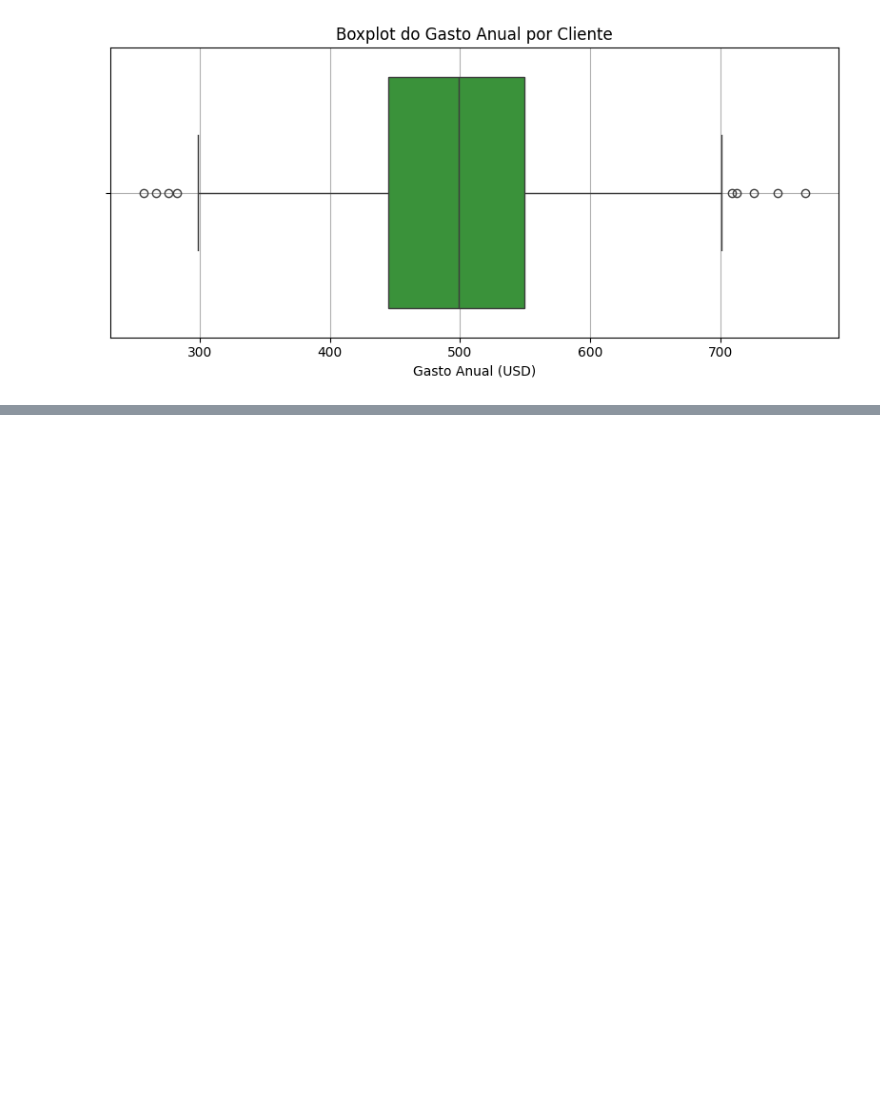
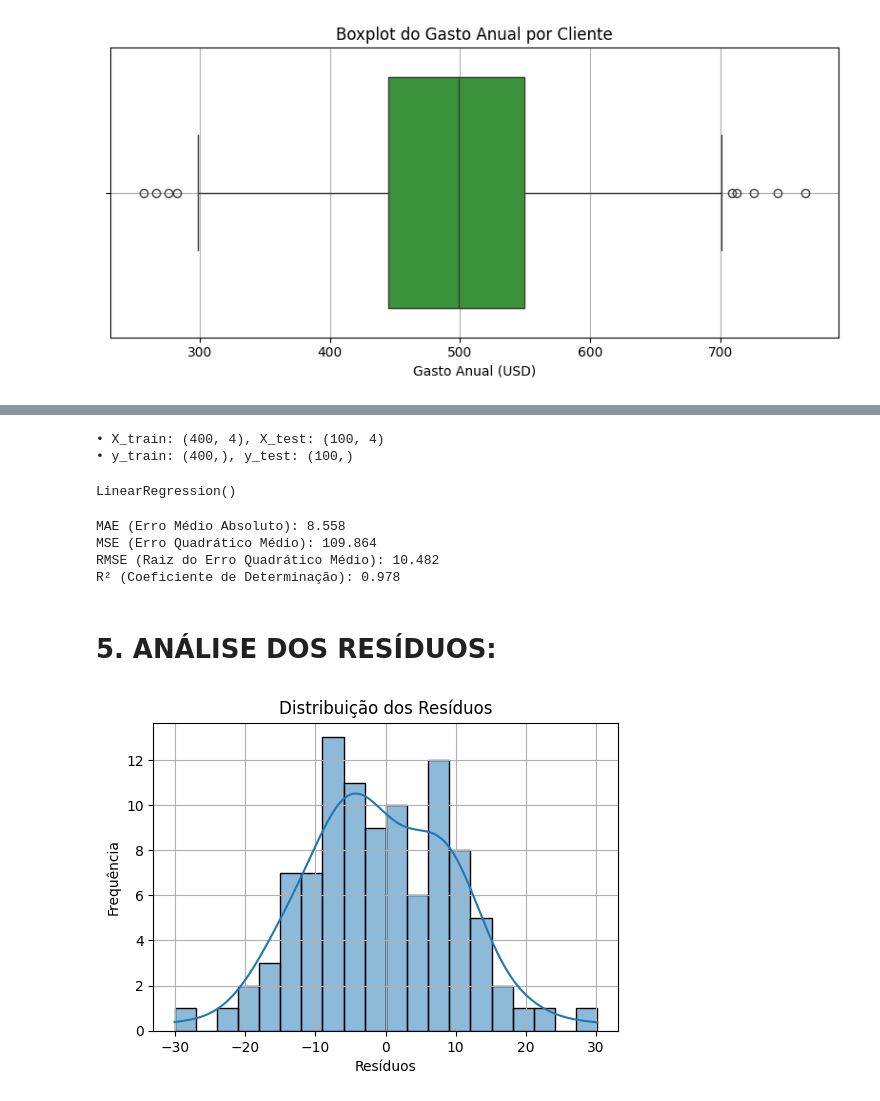
Before and after one commit to KitamuraY3/portfolio-data-science-yukio, a Jupyter notebook: Machine_Learning/Linear_Regression/Ecommerce_Customers/ecommerce_analysis.ipynb, the cells around one changed output, grey strips where cells are left out. Cells and saved outputs as stored; diff of their text form; code cells hidden in the pictures; blank space fills up the shorter version.

```diff
--- a/Machine_Learning/Linear_Regression/Ecommerce_Customers/ecommerce_analysis.ipynb
+++ b/Machine_Learning/Linear_Regression/Ecommerce_Customers/ecommerce_analysis.ipynb
@@ -104,0 +182,52 @@ plt.show()
+# %%
+# SPLIT DE TESTE E TREINO:
+
+# FEATURES (APENAS NUMÉRICAS):
+X = df.select_dtypes(include=[np.number]).drop(columns=['Yearly Amount Spent'])
+# TARGET:
+y = df['Yearly Amount Spent']
+
+X_train, X_test, y_train, y_test = train_test_split(
+    X, y, test_size=0.2, random_state=42)
+# %%
+print(f"• X_train: {X_train.shape}, X_test: {X_test.shape}")
+print(f"• y_train: {y_train.shape}, y_test: {y_test.shape}")
+# %% [output]
+• X_train: (400, 4), X_test: (100, 4)
+• y_train: (400,), y_test: (100,)
+# %%
+#TREINAMENTO DO MODELO:
+model = LinearRegression()
+model.fit(X_train, y_train)
+# %% [output]
+LinearRegression()
+# %%
+# PREDIÇÃO:
+y_pred = model.predict(X_test)
+# %%
+# MÉTRICAS DO MODELO:
+print(f"MAE (Erro Médio Absoluto): {mean_absolute_error(y_test, y_pred):.3f}")
+print(f"MSE (Erro Quadrático Médio): {mean_squared_error(y_test, y_pred):.3f}")
+print(f"RMSE (Raiz do Erro Quadrático Médio): {np.sqrt(mean_squared_error(y_test, y_pred)):.3f}")
+print(f"R² (Coeficiente de Determinação): {r2_score(y_test, y_pred):.3f}")
+# %% [output]
+MAE (Erro Médio Absoluto): 8.558
+MSE (Erro Quadrático Médio): 109.864
+RMSE (Raiz do Erro Quadrático Médio): 10.482
+R² (Coeficiente de Determinação): 0.978
+# %% [markdown]
+# 5. ANÁLISE DOS RESÍDUOS:
+# %%
+# CÁLCULO DOS RESIDUOS:
+residuals = y_test - y_pred
+# %%
+# HISTOGRAMA DOS RESÍDUOS:
+plt.figure(figsize=(6, 4))
+sns.histplot(residuals, kde=True, bins=20)
+plt.title('Distribuição dos Resíduos')
+plt.xlabel('Resíduos')
+plt.ylabel('Frequência')
+plt.grid(True)
+plt.show()
+# %% [output]
+[figure, added]
```
Also changed, not shown: parts of 16 cells of this notebook, 1 other file.
